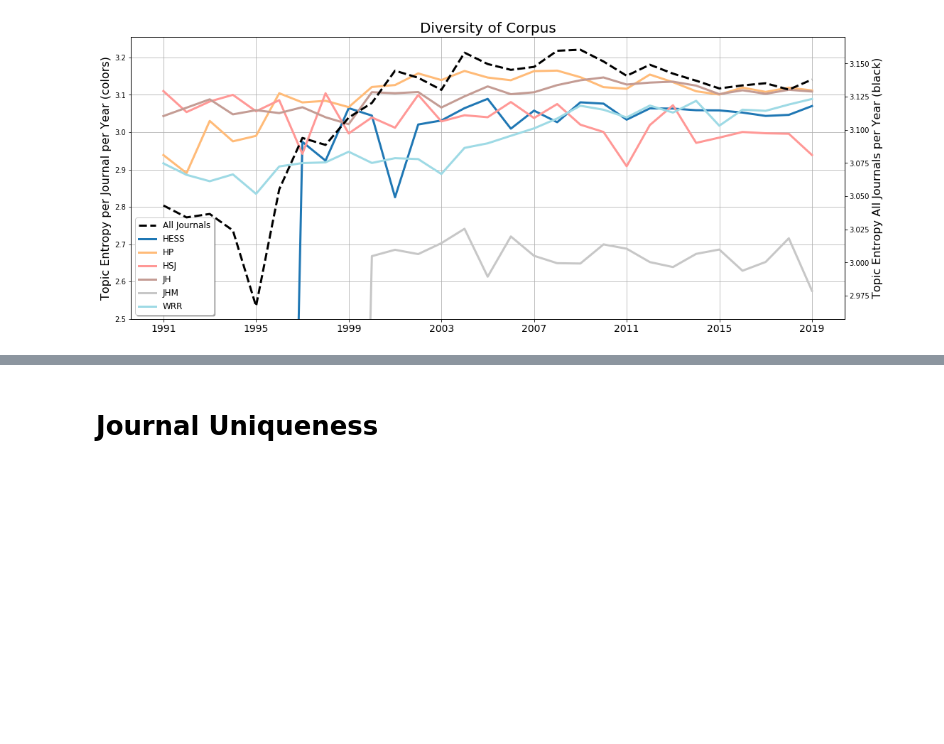
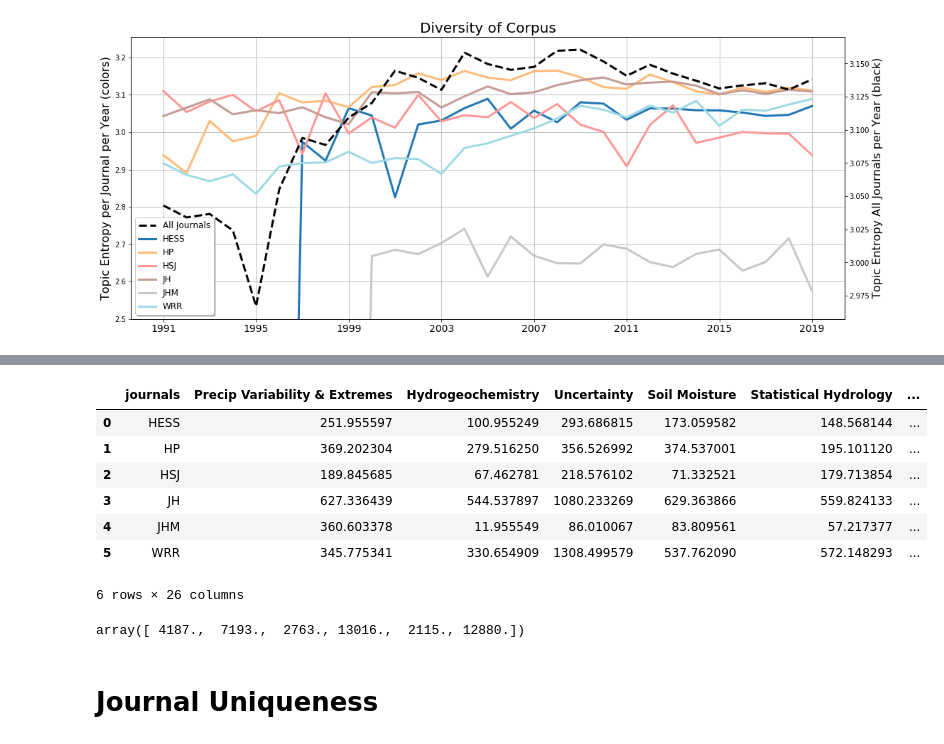
Before and after one commit to mashrekur/topic_modeling_hydrology, a Jupyter notebook: 6_journal_analysis.ipynb, the cells around one changed output, grey strips where cells are left out. Drawn from its saved outputs; the diff is of its cells as text; code cells hidden in the pictures; blank space fills up the shorter version.

```diff
--- a/6_journal_analysis.ipynb
+++ b/6_journal_analysis.ipynb
@@ -295,3 +346,18 @@ plt.savefig('figures/parallel_coordinate_entropy.png')
+# %%
+df_plotdata
+# %% [output]
+|  | journals | Precip Variability & Extremes | Hydrogeochemistry | Uncertainty | Soil Moisture | Statistical Hydrology | ... |
+| 0 | HESS | 251.955597 | 100.955249 | 293.686815 | 173.059582 | 148.568144 | ... |
+| 1 | HP | 369.202304 | 279.516250 | 356.526992 | 374.537001 | 195.101120 | ... |
+| 2 | HSJ | 189.845685 | 67.462781 | 218.576102 | 71.332521 | 179.713854 | ... |
+| 3 | JH | 627.336439 | 544.537897 | 1080.233269 | 629.363866 | 559.824133 | ... |
+| 4 | JHM | 360.603378 | 11.955549 | 86.010067 | 83.809561 | 57.217377 | ... |
+| 5 | WRR | 345.775341 | 330.654909 | 1308.499579 | 537.762090 | 572.148293 | ... |
+6 rows × 26 columns
+# %%
+journal_papers
+# %% [output]
+array([ 4187.,  7193.,  2763., 13016.,  2115., 12880.])
 # %% [markdown]
 # Journal Uniqueness
 # %%
```
Also changed, not shown: parts of 6 cells of this notebook, 1 other file.
